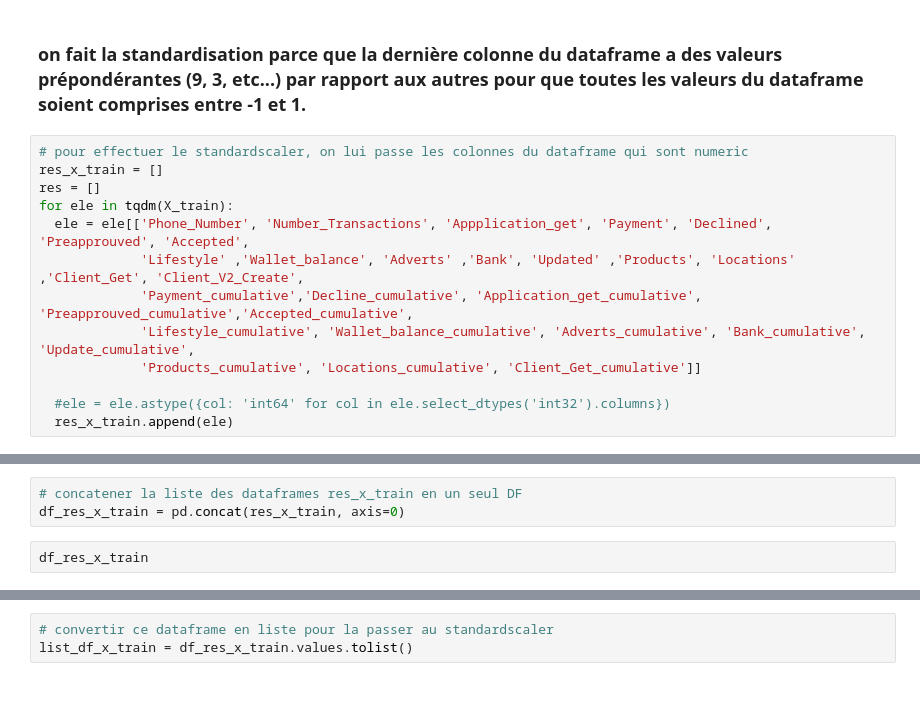
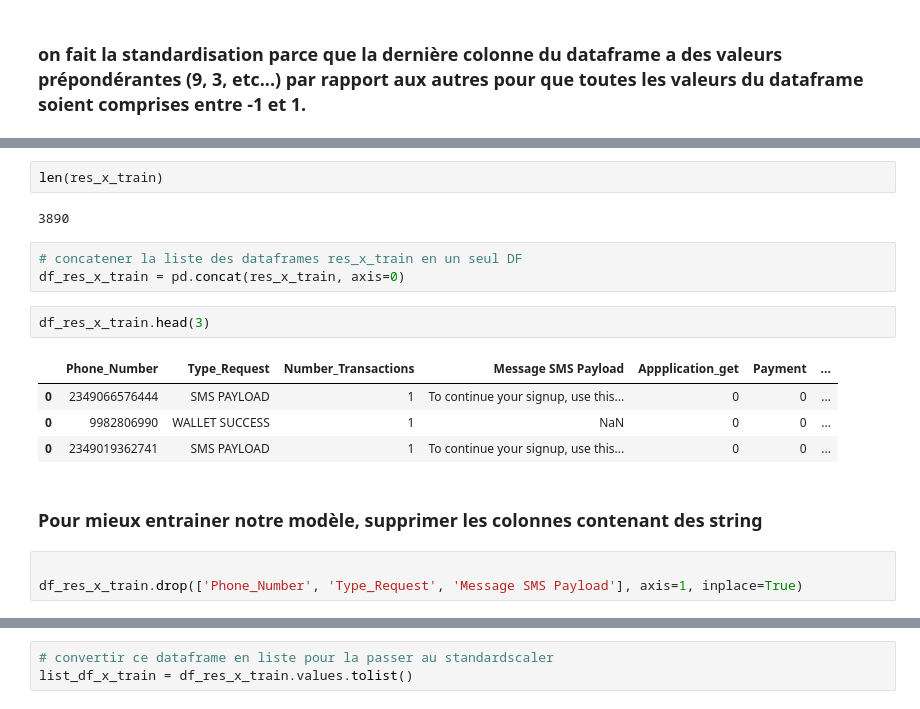
Before and after one commit to pfolaa/fraud_detection, a Jupyter notebook: fraud_detection_01.ipynb, the cells around one changed output, grey strips where cells are left out. Drawn from its saved outputs; the diff is of its cells as text.

```diff
--- a/fraud_detection_01.ipynb
+++ b/fraud_detection_01.ipynb
@@ -3585,15 +3609,2 @@ import matplotlib.pyplot as plt
 # %% [markdown]
 ### on fait la standardisation parce que la dernière colonne du dataframe a des valeurs prépondérantes (9, 3, etc...) par rapport aux autres pour que toutes les valeurs du dataframe soient comprises entre -1 et 1.
-# %%
-# pour effectuer le standardscaler, on lui passe les colonnes du dataframe qui sont numeric
-res_x_train = []
-res = []
-for ele in tqdm(X_train):
-  ele = ele[['Phone_Number', 'Number_Transactions', 'Appplication_get', 'Payment', 'Declined', 'Preapprouved', 'Accepted',
-             'Lifestyle' ,'Wallet_balance', 'Adverts' ,'Bank', 'Updated' ,'Products', 'Locations' ,'Client_Get', 'Client_V2_Create',
-             'Payment_cumulative','Decline_cumulative', 'Application_get_cumulative', 'Preapprouved_cumulative','Accepted_cumulative',
-             'Lifestyle_cumulative', 'Wallet_balance_cumulative', 'Adverts_cumulative', 'Bank_cumulative', 'Update_cumulative',
-             'Products_cumulative', 'Locations_cumulative', 'Client_Get_cumulative']]
-
-  #ele = ele.astype({col: 'int64' for col in ele.select_dtypes('int32').columns})
-  res_x_train.append(ele)
@@ -3604,5 +3680,19 @@ res_x_train[20]
+# %%
+len(res_x_train)
+# %% [output]
+3890
 # %%
 # concatener la liste des dataframes res_x_train en un seul DF
 df_res_x_train = pd.concat(res_x_train, axis=0)
 # %%
-df_res_x_train
+df_res_x_train.head(3)
+# %% [output]
+|  | Phone_Number | Type_Request | Number_Transactions | Message SMS Payload | Appplication_get | Payment | ... |
+| 0 | 2349066576444 | SMS PAYLOAD | 1 | To continue your signup, use this... | 0 | 0 | ... |
+| 0 | 9982806990 | WALLET SUCCESS | 1 | NaN | 0 | 0 | ... |
+| 0 | 2349019362741 | SMS PAYLOAD | 1 | To continue your signup, use this... | 0 | 0 | ... |
+# %% [markdown]
+### Pour mieux entrainer notre modèle, supprimer les colonnes contenant des string
+# %%
+
+df_res_x_train.drop(['Phone_Number', 'Type_Request', 'Message SMS Payload'], axis=1, inplace=True)
```
Also changed, not shown: parts of 75 cells of this notebook.
